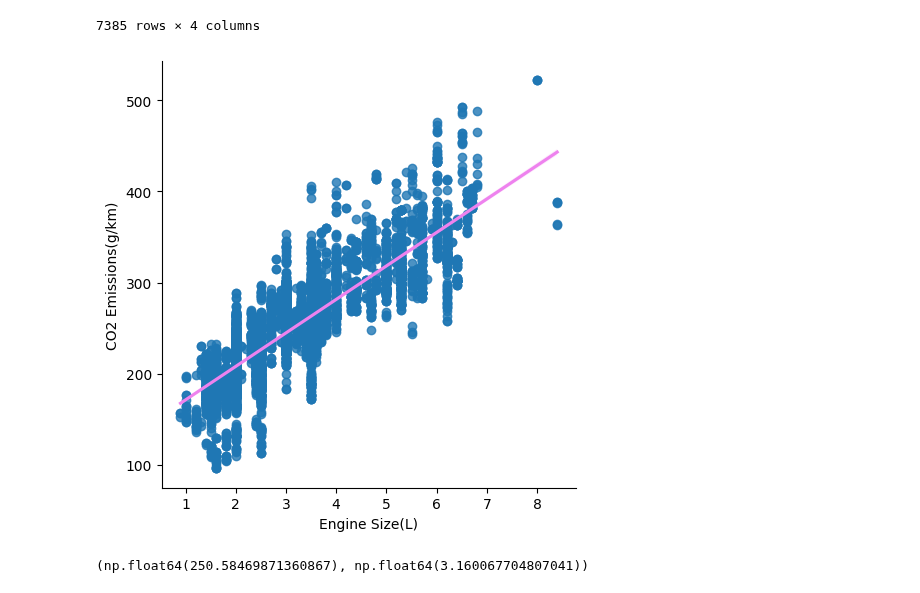
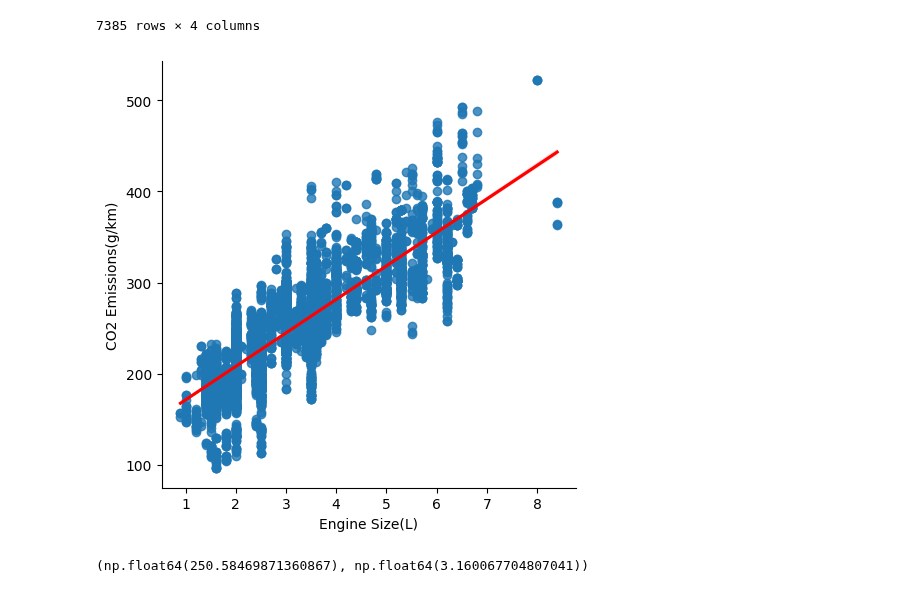
Before and after one commit to RishabhLimbachiya/Data-Science, a Jupyter notebook: Co2 emission.ipynb, the cells around one changed output. Drawn from its saved outputs; the diff is of its cells as text; code cells hidden in the pictures.

```diff
--- a/Co2 emission.ipynb
+++ b/Co2 emission.ipynb
@@ -46,9 +46,9 @@ df
 | 7384 | 2.0 | 4 | 12.2 | 248 |
 7385 rows × 4 columns
 # %%
-lm = sb.lmplot(x="Engine Size(L)", y ="CO2 Emissions(g/km)", data=df,line_kws={'color':'violet'})
+lm = sb.lmplot(x="Engine Size(L)", y ="CO2 Emissions(g/km)", data=df,line_kws={'color':'red'})
 # %% [output]
-[figure, old version]
+[figure, new version]
 # %%
 x_bar=df["Engine Size(L)"].mean()
 y_bar=df["CO2 Emissions(g/km)"].mean()
```
